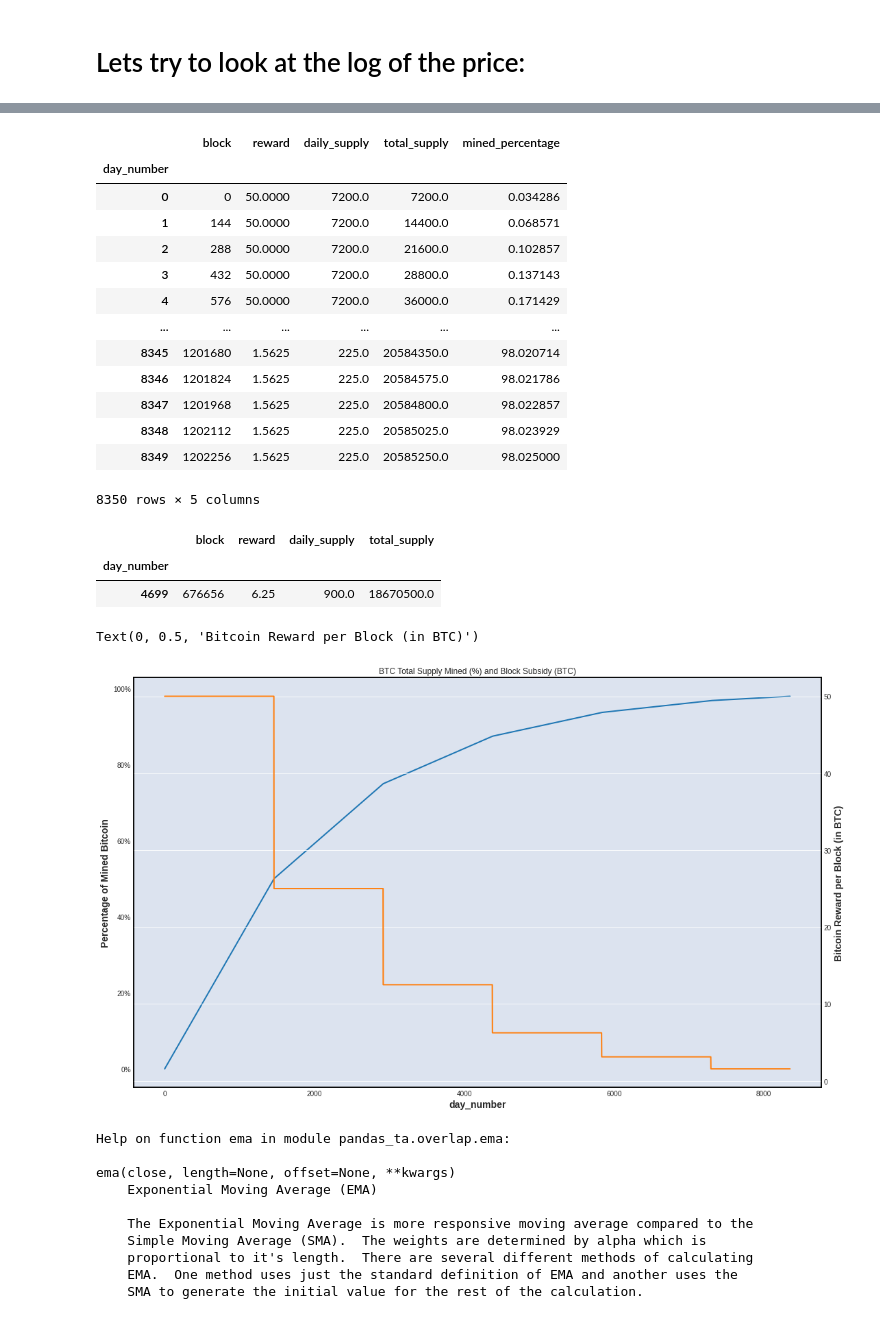
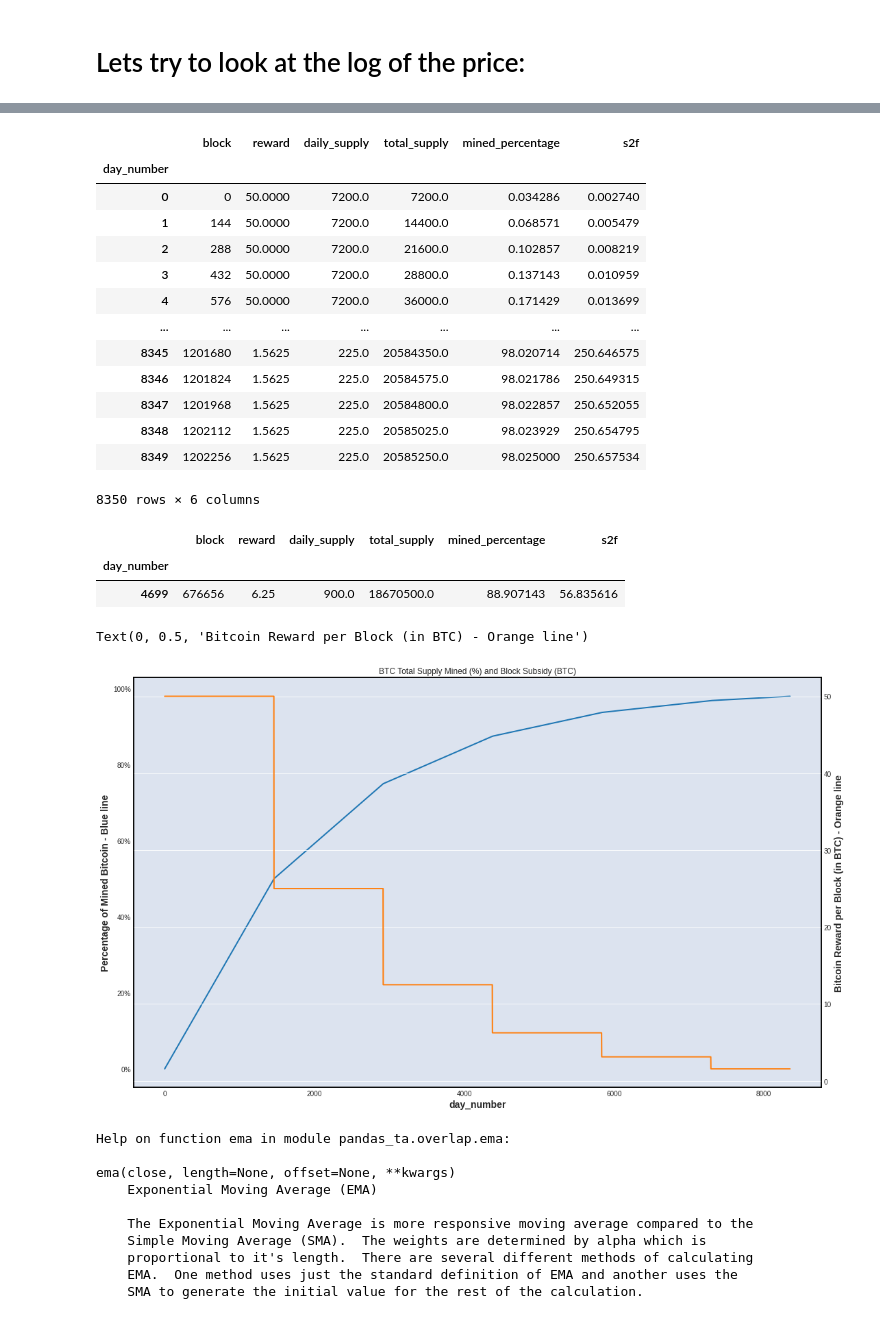
Before and after one commit to MajorTal/btc_s2f, a Jupyter notebook: analyze_btc.ipynb, the cells around one changed output, grey strips where cells are left out. Drawn from its saved outputs; the diff is of its cells as text; code cells hidden in the pictures.

```diff
--- a/analyze_btc.ipynb
+++ b/analyze_btc.ipynb
@@ -69,39 +86,40 @@ blocks_df["reward"] = 50 * 2.0**(-1 * (blocks_df.block // reward_interval))
 blocks_df["daily_supply"] = blocks_per_day * blocks_df.reward
 blocks_df["total_supply"] = blocks_df.daily_supply.cumsum()
 blocks_df["mined_percentage"] = blocks_df["total_supply"] * 100 / total_supply
+blocks_df["s2f"] = blocks_df.total_supply / (365 * blocks_df.daily_supply)
 blocks_df
 # %% [output]
-|  | block | reward | daily_supply | total_supply | mined_percentage |
-| day_number |  |  |  |  |  |
-| 0 | 0 | 50.0000 | 7200.0 | 7200.0 | 0.034286 |
-| 1 | 144 | 50.0000 | 7200.0 | 14400.0 | 0.068571 |
-| 2 | 288 | 50.0000 | 7200.0 | 21600.0 | 0.102857 |
-| 3 | 432 | 50.0000 | 7200.0 | 28800.0 | 0.137143 |
-| 4 | 576 | 50.0000 | 7200.0 | 36000.0 | 0.171429 |
-| ... | ... | ... | ... | ... | ... |
-| 8345 | 1201680 | 1.5625 | 225.0 | 20584350.0 | 98.020714 |
-| 8346 | 1201824 | 1.5625 | 225.0 | 20584575.0 | 98.021786 |
-| 8347 | 1201968 | 1.5625 | 225.0 | 20584800.0 | 98.022857 |
-| 8348 | 1202112 | 1.5625 | 225.0 | 20585025.0 | 98.023929 |
-| 8349 | 1202256 | 1.5625 | 225.0 | 20585250.0 | 98.025000 |
+|  | block | reward | daily_supply | total_supply | mined_percentage | s2f |
+| day_number |  |  |  |  |  |  |
+| 0 | 0 | 50.0000 | 7200.0 | 7200.0 | 0.034286 | 0.002740 |
+| 1 | 144 | 50.0000 | 7200.0 | 14400.0 | 0.068571 | 0.005479 |
+| 2 | 288 | 50.0000 | 7200.0 | 21600.0 | 0.102857 | 0.008219 |
+| 3 | 432 | 50.0000 | 7200.0 | 28800.0 | 0.137143 | 0.010959 |
+| 4 | 576 | 50.0000 | 7200.0 | 36000.0 | 0.171429 | 0.013699 |
+| ... | ... | ... | ... | ... | ... | ... |
+| 8345 | 1201680 | 1.5625 | 225.0 | 20584350.0 | 98.020714 | 250.646575 |
+| 8346 | 1201824 | 1.5625 | 225.0 | 20584575.0 | 98.021786 | 250.649315 |
+| 8347 | 1201968 | 1.5625 | 225.0 | 20584800.0 | 98.022857 | 250.652055 |
+| 8348 | 1202112 | 1.5625 | 225.0 | 20585025.0 | 98.023929 | 250.654795 |
+| 8349 | 1202256 | 1.5625 | 225.0 | 20585250.0 | 98.025000 | 250.657534 |
-8350 rows × 5 columns
+8350 rows × 6 columns
 # %%
 blocks_df[last_block//blocks_per_day:last_block//blocks_per_day+1] # Status today:
 # %% [output]
-|  | block | reward | daily_supply | total_supply |
-| day_number |  |  |  |  |
-| 4699 | 676656 | 6.25 | 900.0 | 18670500.0 |
+|  | block | reward | daily_supply | total_supply | mined_percentage | s2f |
+| day_number |  |  |  |  |  |  |
+| 4699 | 676656 | 6.25 | 900.0 | 18670500.0 | 88.907143 | 56.835616 |
 # %%
 ax = blocks_df.mined_percentage.plot( figsize=(18, 11), title = "BTC Total Supply Mined (%) and Block Subsidy (BTC)")
-ax.set_ylabel('Percentage of Mined Bitcoin', fontsize=14);
+ax.set_ylabel('Percentage of Mined Bitcoin - Blue line', fontsize=14);
 ax.set_xlabel("Day number of existance of Bitcoin Blockchain", fontsize=14)
 import matplotlib.ticker as mtick
 ax.yaxis.set_major_formatter(mtick.PercentFormatter())
 ax = blocks_df.reward.plot(secondary_y=True)
-ax.set_ylabel('Bitcoin Reward per Block (in BTC)', fontsize=14)
+ax.set_ylabel('Bitcoin Reward per Block (in BTC) - Orange line', fontsize=14)
 # %% [output]
-Text(0, 0.5, 'Bitcoin Reward per Block (in BTC)')
+Text(0, 0.5, 'Bitcoin Reward per Block (in BTC) - Orange line')
-[figure, old version]
+[figure, new version]
 # %%
 df['ema'] = df.ta.ema()
 # %%
```
Also changed, not shown: parts of 6 cells of this notebook.
